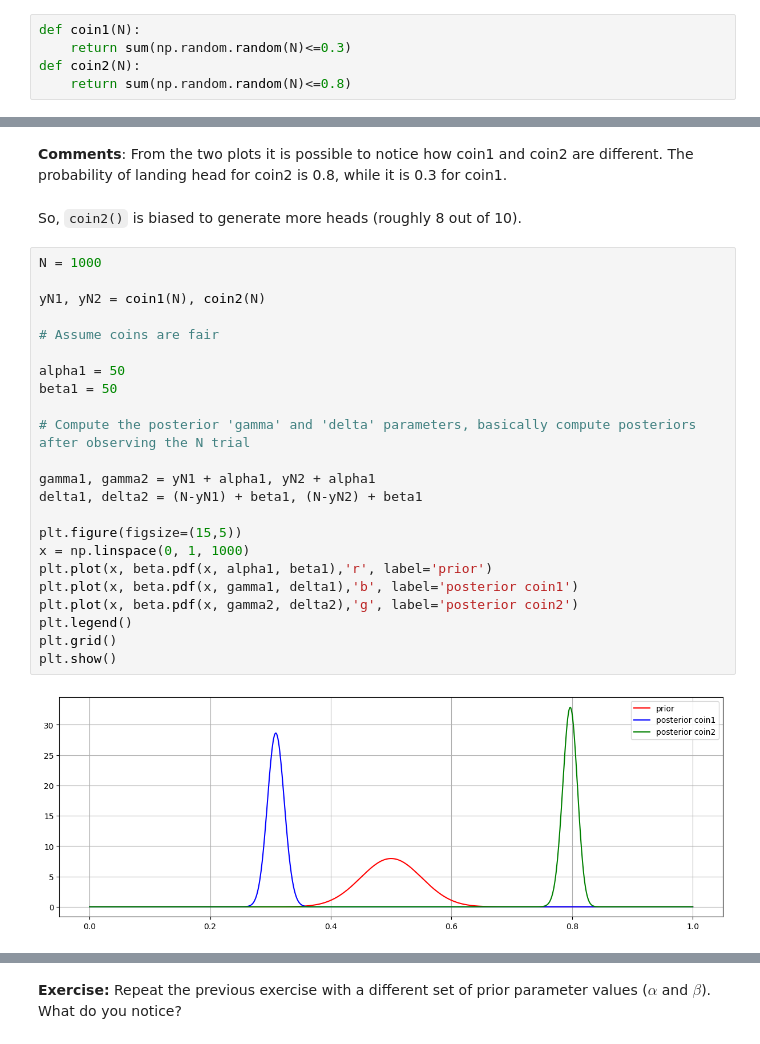
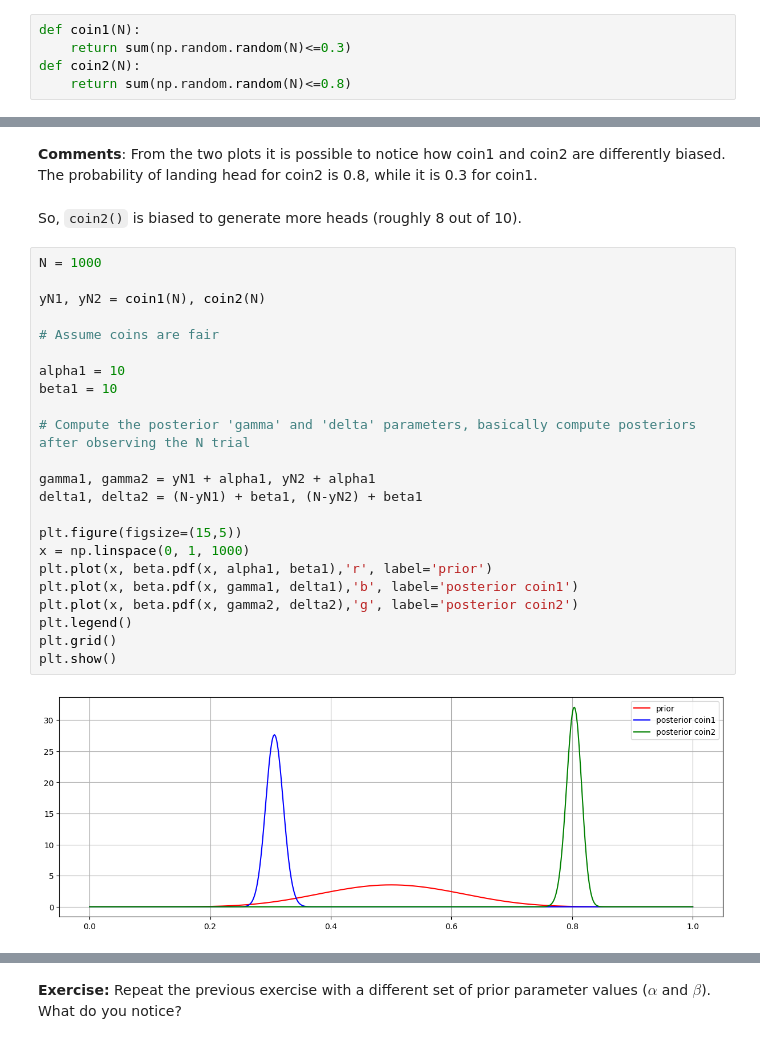
Before and after one commit to g-orl/asi-labs, a Jupyter notebook: lab_week1-public/Coin_Toss_Experiment.ipynb, the cells around one changed output, grey strips where cells are left out. Drawn from its saved outputs; the diff is of its cells as text.

```diff
--- a/lab_week1-public/Coin_Toss_Experiment.ipynb
+++ b/lab_week1-public/Coin_Toss_Experiment.ipynb
@@ -72,32 +74,32 @@ plt.show()
 # %% [markdown]
-**Comments**: From the two plots it is possible to notice how coin1 and coin2 are different. The probability of landing head for coin2 is 0.8, while it is 0.3 for coin1.
+**Comments**: From the two plots it is possible to notice how coin1 and coin2 are differently biased. The probability of landing head for coin2 is 0.8, while it is 0.3 for coin1.
 # %% [markdown]
 So, `coin2()` is biased to generate more heads (roughly 8 out of 10).
 # %%
 N = 1000
 
 yN1, yN2 = coin1(N), coin2(N)
 
 # Assume coins are fair
 
-alpha1 = 50
-beta1 = 50
+alpha1 = 10
+beta1 = 10
 
 # Compute the posterior 'gamma' and 'delta' parameters, basically compute posteriors after observing the N trial
 
 gamma1, gamma2 = yN1 + alpha1, yN2 + alpha1
 delta1, delta2 = (N-yN1) + beta1, (N-yN2) + beta1
 
 plt.figure(figsize=(15,5))
 x = np.linspace(0, 1, 1000)
 plt.plot(x, beta.pdf(x, alpha1, beta1),'r', label='prior')
 plt.plot(x, beta.pdf(x, gamma1, delta1),'b', label='posterior coin1')
 plt.plot(x, beta.pdf(x, gamma2, delta2),'g', label='posterior coin2')
 plt.legend()
 plt.grid()
 plt.show()
 # %% [output]
-[figure, old version]
+[figure, new version]
 # %%
 N = 1000
 
```
Also changed, not shown: parts of 9 cells of this notebook, 1 other file.
